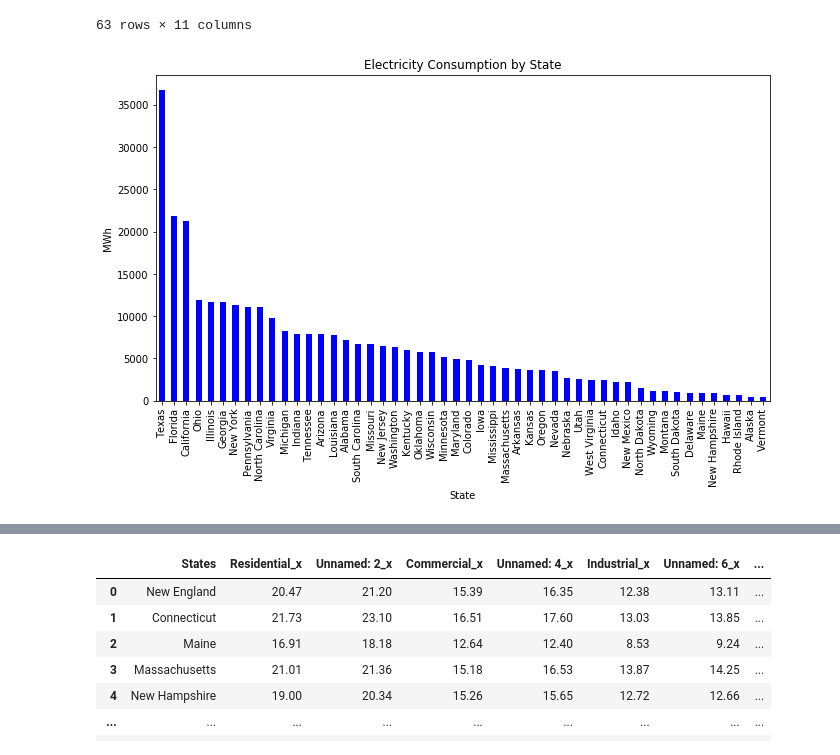
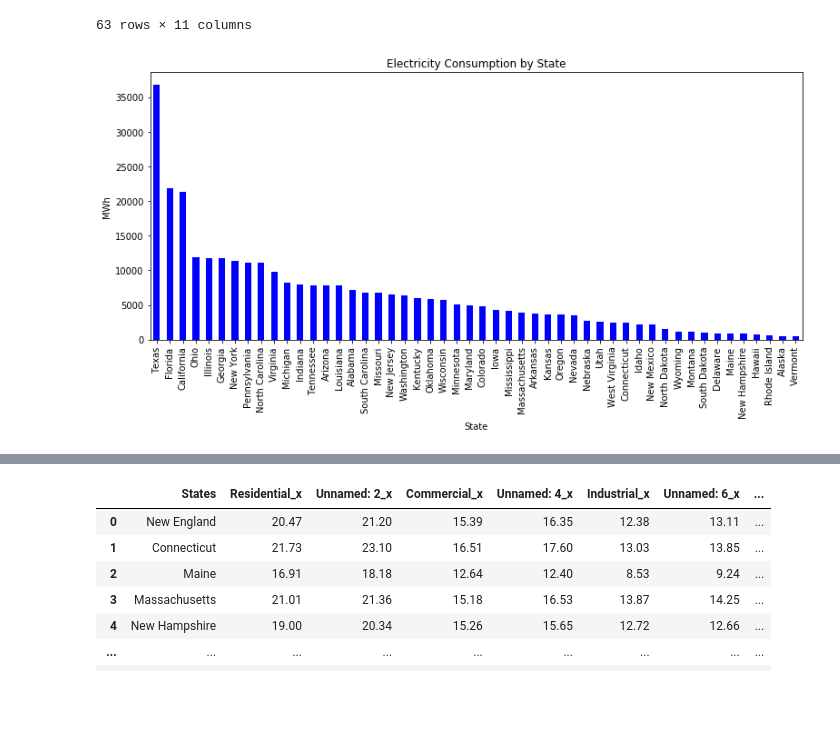
Before and after one commit to gpivaro/Project_1, a Jupyter notebook: Josh's Notebooks/Bar_chart_PvsC_Gabriel.ipynb, the cells around one changed output, grey strips where cells are left out. Saved outputs shown, nothing was run; the diff lists cells and outputs as text; code cells hidden in the pictures; blank space fills up the shorter version.

```diff
--- a/Josh's Notebooks/Bar_chart_PvsC_Gabriel.ipynb
+++ b/Josh's Notebooks/Bar_chart_PvsC_Gabriel.ipynb
@@ -43,13 +43,14 @@ consuption_all_sectors_df = consuption_all_sectors_df.sort_values(by=['All Secto
 # %%
 cost_chart = consuption_all_sectors_df.plot.bar(x='States', y='All Sectors_Mwh', rot=90, color='b',figsize=(11,6))
 cost_chart.set_title("Electricity Consumption by State")
 cost_chart.set_xlabel("State")
 # plt.legend('')
 plt.gca().get_legend().remove()
 cost_chart.set_ylabel("MWh")
+plt.tight_layout()
 plt.savefig("Fig_Consumption_State.png")
 # %% [output]
-[figure, old version]
+[figure, new version]
 # %%
 price_path = os.path.join("..", "data", "state_price.csv")
 price_df= pd.read_csv(price_path)
```
